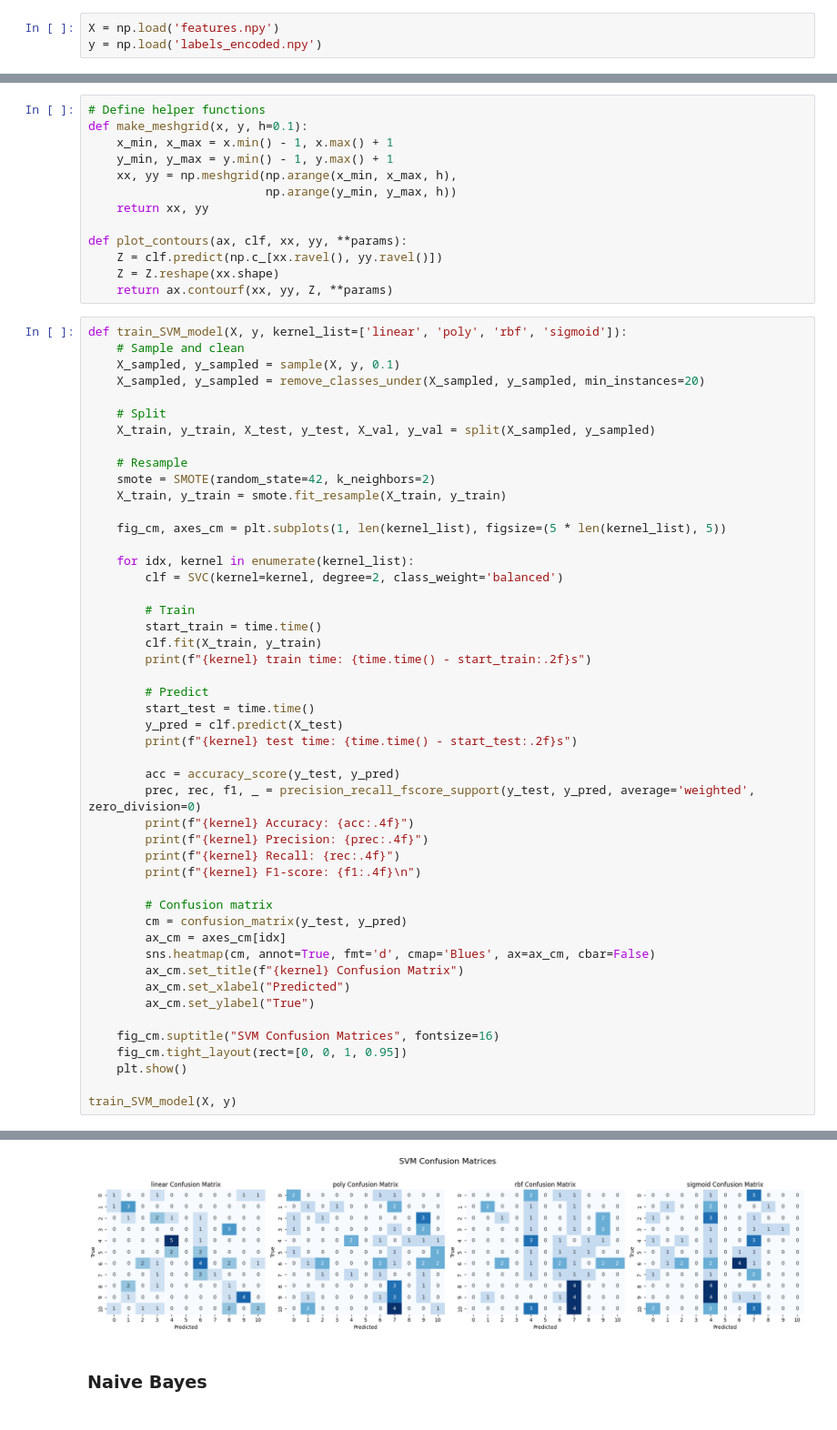
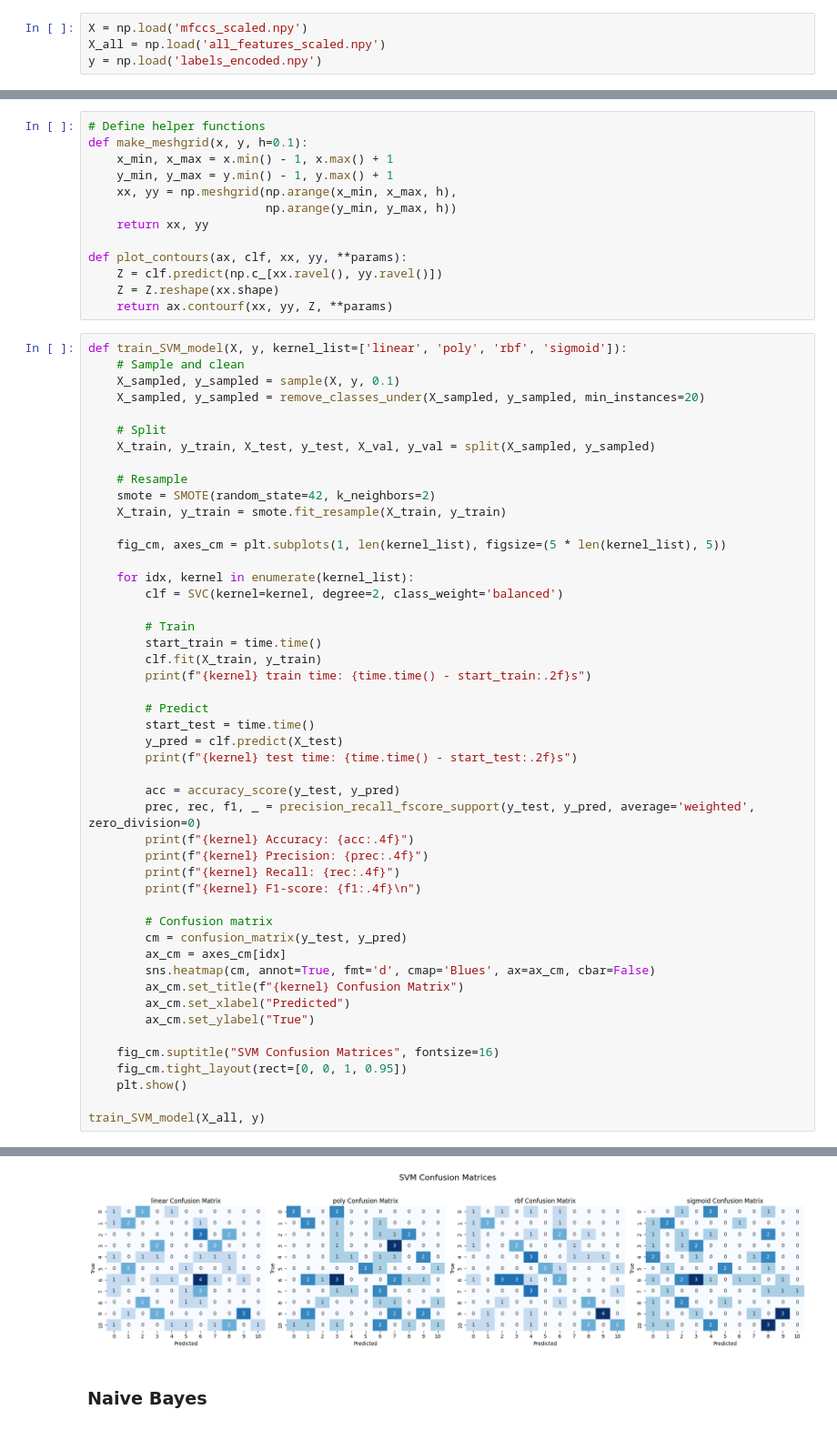
Before and after one commit to massmola/ml-assignments, a Jupyter notebook: Project/mlp-project.ipynb, the cells around one changed output, grey strips where cells are left out. Shown at 91% size. Saved outputs shown, nothing was run; the diff lists cells and outputs as text.

```diff
--- a/Project/mlp-project.ipynb
+++ b/Project/mlp-project.ipynb
@@ -481,7 +488,8 @@ print(len(labels_encoded))
 # %% [markdown]
 ### Splitting and sampling functions
 # %%
-X = np.load('features.npy')
+X = np.load('mfccs_scaled.npy')
+X_all = np.load('all_features_scaled.npy')
 y = np.load('labels_encoded.npy')
 # %%
 def split(X, y, test_size=0.2, val=False, val_size=0.25):
@@ -597,5 +607,5 @@ def train_SVM_model(X, y, kernel_list=['linear', 'poly', 'rbf', 'sigmoid']):
     fig_cm.tight_layout(rect=[0, 0, 1, 0.95])
     plt.show()
 
-train_SVM_model(X, y)
+train_SVM_model(X_all, y)
 # %% [output]
@@ -619,4 +629,4 @@ sigmoid F1-score: 0.1271
-[figure, old version]
+[figure, new version]
 # %% [markdown]
 ### Naive Bayes
 # %%
```
Also changed, not shown: parts of 9 cells of this notebook, 3 other files.
